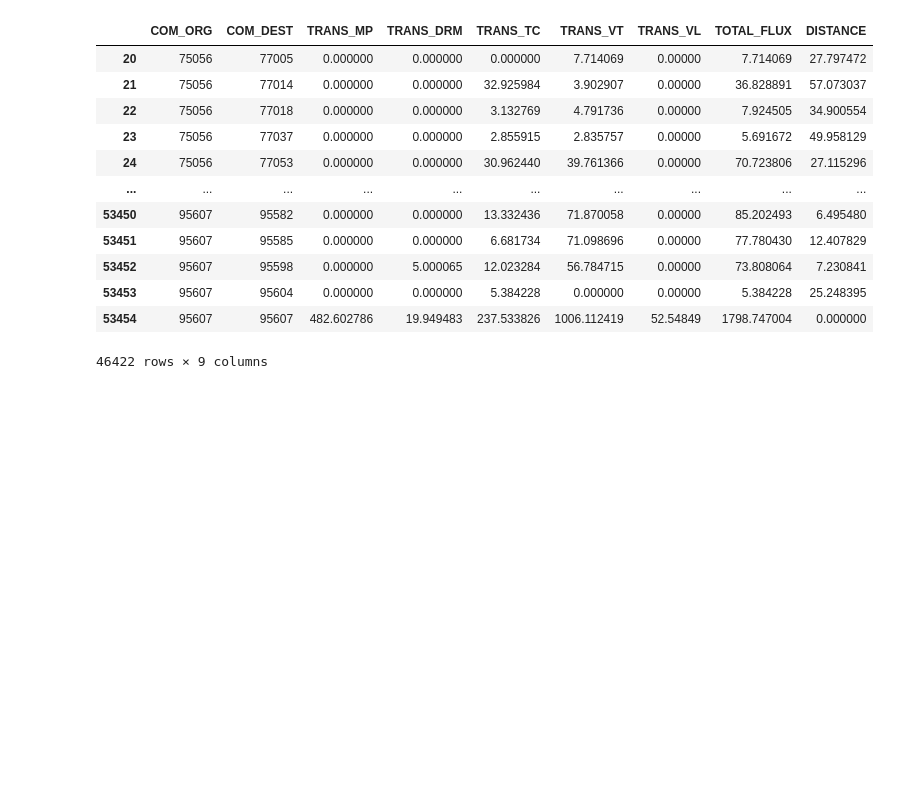
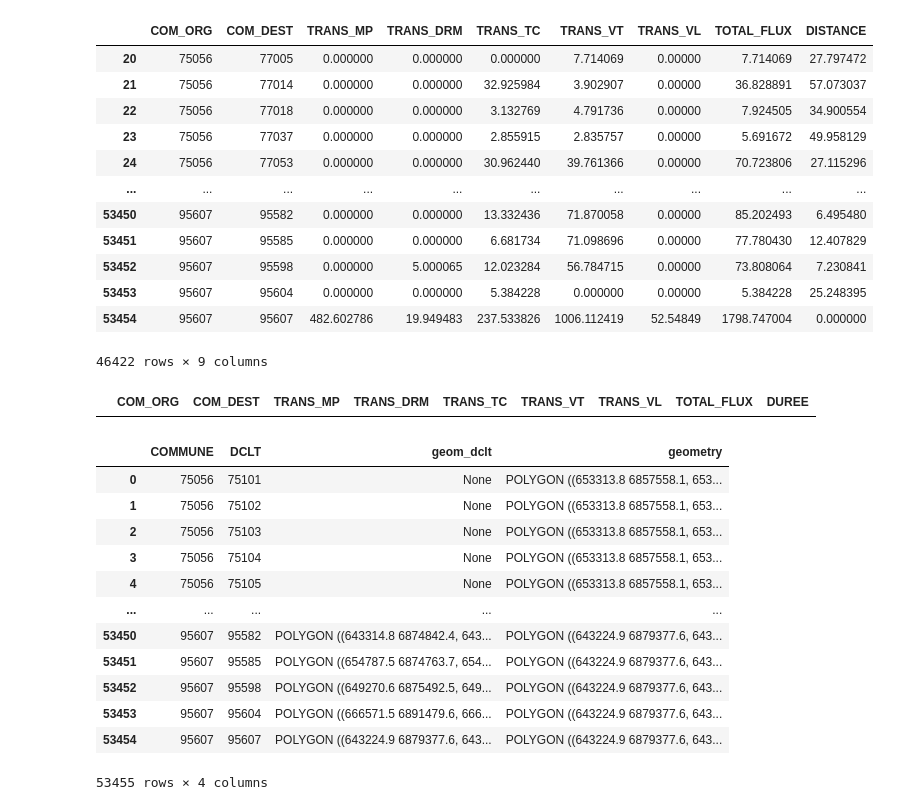
Before and after one commit to MarcelAssie/SpatialAnalysisProject, a Jupyter notebook: scripts/test.ipynb, the cells around one changed output. Drawn from its saved outputs; the diff is of its cells as text; code cells hidden in the pictures; blank space fills up the shorter version.

```diff
--- a/scripts/test.ipynb
+++ b/scripts/test.ipynb
@@ -113,6 +115,11 @@ data_2013
 | 53453 | 95607 | 95604 | 0.000000 | 0.000000 | 5.384228 | 0.000000 | 0.00000 | 5.384228 | 25.248395 |
 | 53454 | 95607 | 95607 | 482.602786 | 19.949483 | 237.533826 | 1006.112419 | 52.54849 | 1798.747004 | 0.000000 |
 46422 rows × 9 columns
+# %%
+%%sql
+SELECT * from data_2013 WHERE  COM_ORG = '92062'
+# %% [output]
+|  | COM_ORG | COM_DEST | TRANS_MP | TRANS_DRM | TRANS_TC | TRANS_VT | TRANS_VL | TOTAL_FLUX | DUREE |
 # %%
 vitesse_tc = 25
 duree_base = data_2013['DISTANCE'] / vitesse_tc
@@ -223,4 +230,20 @@ data_2013.to_csv("../data/output/data_2013.csv")
 #     print("="*100, "\n")
 # %%
 combined_file = gpd.read_file("../data/input/COMMUNE_COMMUNS_DCLT.gpkg")
+# %%
+combined_file
+# %% [output]
+|  | COMMUNE | DCLT | geom_dclt | geometry |
+| 0 | 75056 | 75101 | None | POLYGON ((653313.8 6857558.1, 653... |
+| 1 | 75056 | 75102 | None | POLYGON ((653313.8 6857558.1, 653... |
+| 2 | 75056 | 75103 | None | POLYGON ((653313.8 6857558.1, 653... |
+| 3 | 75056 | 75104 | None | POLYGON ((653313.8 6857558.1, 653... |
+| 4 | 75056 | 75105 | None | POLYGON ((653313.8 6857558.1, 653... |
+| ... | ... | ... | ... | ... |
+| 53450 | 95607 | 95582 | POLYGON ((643314.8 6874842.4, 643... | POLYGON ((643224.9 6879377.6, 643... |
+| 53451 | 95607 | 95585 | POLYGON ((654787.5 6874763.7, 654... | POLYGON ((643224.9 6879377.6, 643... |
+| 53452 | 95607 | 95598 | POLYGON ((649270.6 6875492.5, 649... | POLYGON ((643224.9 6879377.6, 643... |
+| 53453 | 95607 | 95604 | POLYGON ((666571.5 6891479.6, 666... | POLYGON ((643224.9 6879377.6, 643... |
+| 53454 | 95607 | 95607 | POLYGON ((643224.9 6879377.6, 643... | POLYGON ((643224.9 6879377.6, 643... |
+53455 rows × 4 columns
 # %%
```
Also changed, not shown: parts of 5 cells of this notebook, 21 other files.
